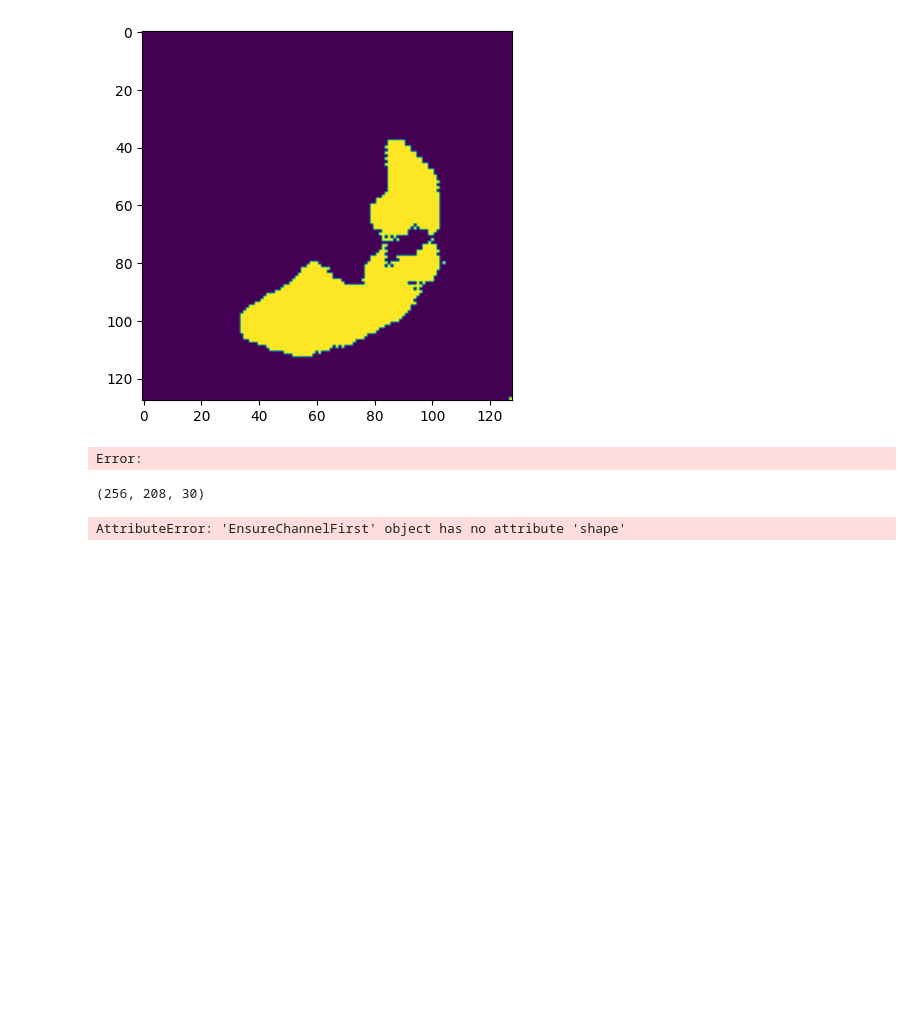
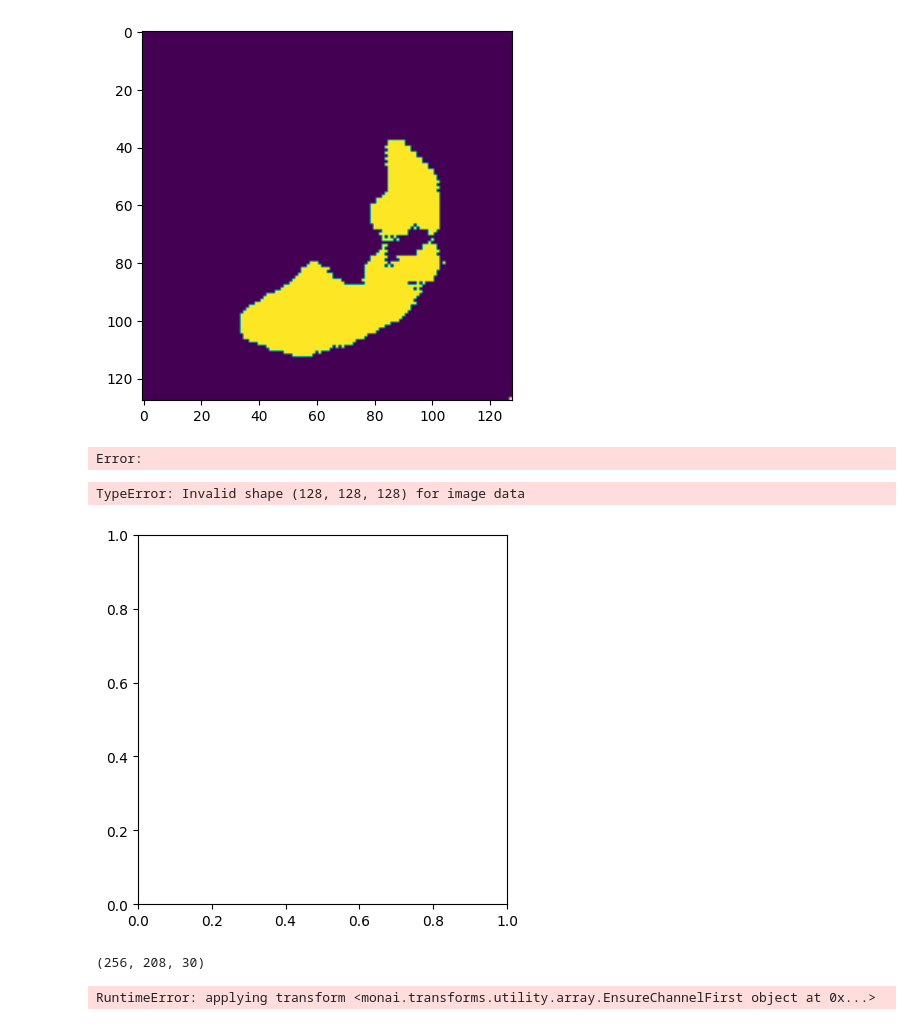
Before and after one commit to SokolovVP/LiverMeterApp, a Jupyter notebook: notebooks/model_testing.ipynb, the cells around one changed output. Drawn from its saved outputs; the diff is of its cells as text; code cells hidden in the pictures; blank space fills up the shorter version.

```diff
--- a/notebooks/model_testing.ipynb
+++ b/notebooks/model_testing.ipynb
@@ -314,18 +330,34 @@ import os
+# %%
+single_transforms = Compose([
+    LoadImaged(keys=['vol']),
+    EnsureChannelFirstd(keys=['vol']),
+    Spacingd(keys=['vol'], pixdim=(2, 2, 1.5), mode = ('bilinear')),
+    Orientationd(keys=['vol'], axcodes='RAS'),
+    ScaleIntensityRanged(keys=['vol'], a_min=-100, a_max=400, b_min=0.0, b_max=1.0,clip=True),
+    CropForegroundd(keys=['vol'], source_key='vol'),
+    Resized(keys=['vol'], spatial_size=[128, 128, 128]),
+    ToTensord(keys=['vol'])
+])
 # %%
-reader = NibabelReader()
-
-_img = reader.read(os.path.normpath('D:/GraduateWorkData/nifti_files2/22vs8/TrainImages/liver_1_0.nii.gz'))
+_img_path = os.path.normpath('D:/GraduateWorkData/nifti_files2/22vs8/TrainImages/liver_1_0.nii.gz')
+data = {'vol': _img_path}
-# %%
-single_transforms = Compose(
-    EnsureChannelFirst(),
-    ToTensor()
-)
+# %%
+transformed_data = single_transforms(data)
+# %%
+plt.imshow(transformed_data['vol'][0])
+# %% [output]
+TypeError: Invalid shape (128, 128, 128) for image data
+[figure, added]
 # %%
 #print(_img)
 
 img_data = _img.get_fdata()
 
 print(img_data.shape)
+
+img_transformed = single_transforms(img_data)
+
+print(img_transformed)
 # %% [output]
 (256, 208, 30)
-AttributeError: 'EnsureChannelFirst' object has no attribute 'shape'
+RuntimeError: applying transform <monai.transforms.utility.array.EnsureChannelFirst object at 0x...>
```
Also changed, not shown: parts of 9 cells of this notebook, 21 other files.
